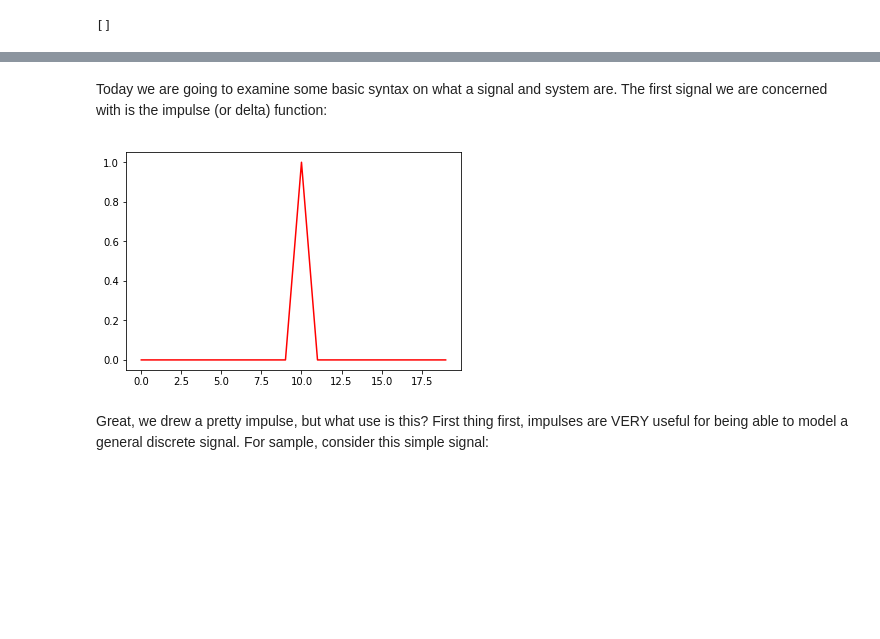
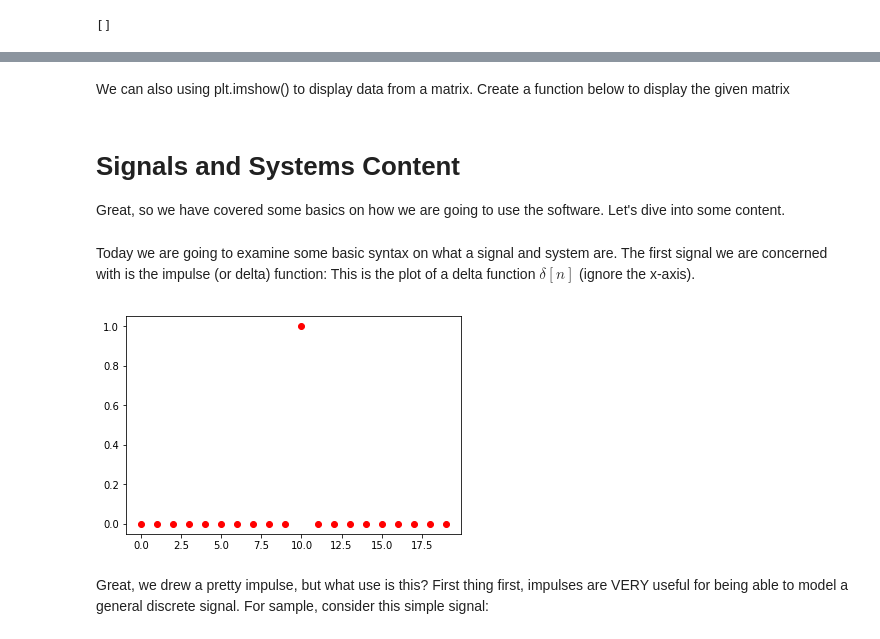
Before and after one commit to alexsludds/MIT-6.058-Notebook, a Jupyter notebook: 1 - Install and Intro.ipynb, the cells around one changed output, grey strips where cells are left out. Drawn from its saved outputs; the diff is of its cells as text; code cells hidden in the pictures; blank space fills up the shorter version.

```diff
--- a/1 - Install and Intro.ipynb
+++ b/1 - Install and Intro.ipynb
@@ -27,0 +54,3 @@ print(returned_squarer)
+# %% [markdown]
+We can also using plt.imshow() to display data from a matrix.
+Create a function below to display the given matrix
@@ -28,12 +62,16 @@ print(returned_squarer)
+# %% [markdown]
+# Signals and Systems Content
+
+Great, so we have covered some basics on how we are going to use the software. Let's dive into some content.
 # %% [markdown]
 Today we are going to examine some basic syntax on what a signal and system are.
-The first signal we are concerned with is the impulse (or delta) function:
+The first signal we are concerned with is the impulse (or delta) function: This is the plot of a delta function $\delta[n]$ (ignore the x-axis).
 # %%
 impulse = signal.unit_impulse(20,idx='mid')
-plt.plot(impulse,'r')
+plt.plot(impulse,'ro')
 plt.show()
 # %% [output]
-[figure, old version]
+[figure, new version]
 # %% [markdown]
 Great, we drew a pretty impulse, but what use is this?
 First thing first, impulses are VERY useful for being able to model a general discrete signal.
```
Also changed, not shown: parts of 39 cells of this notebook, 2 other files.
